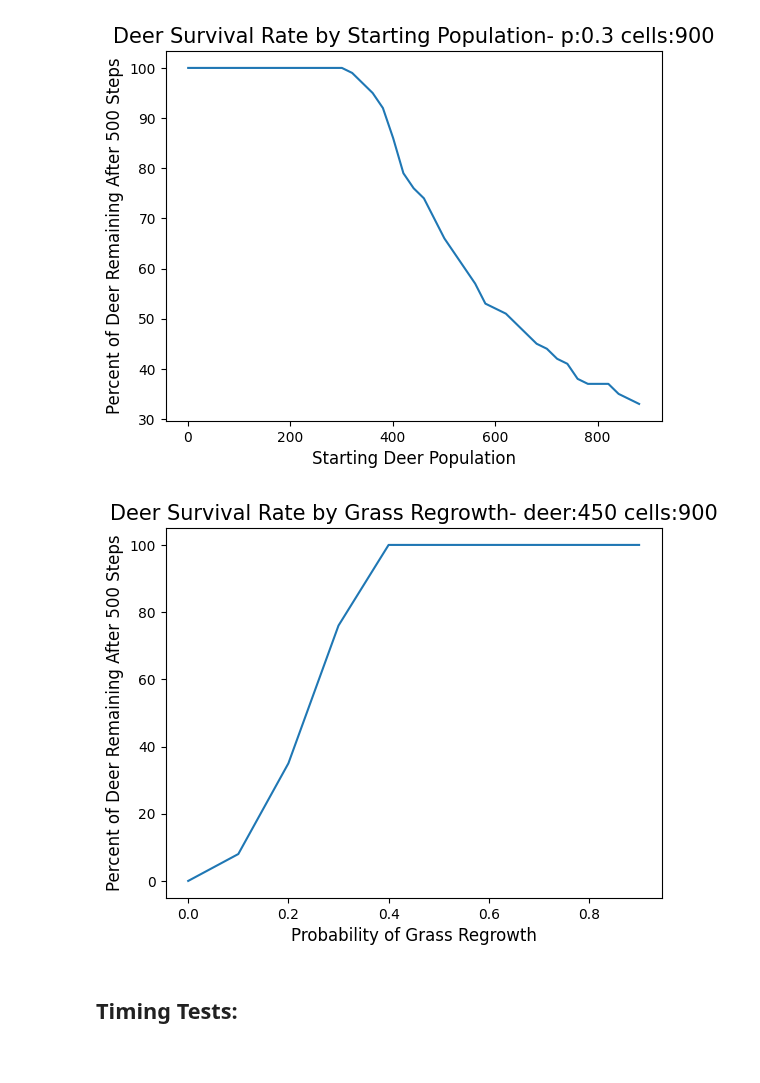
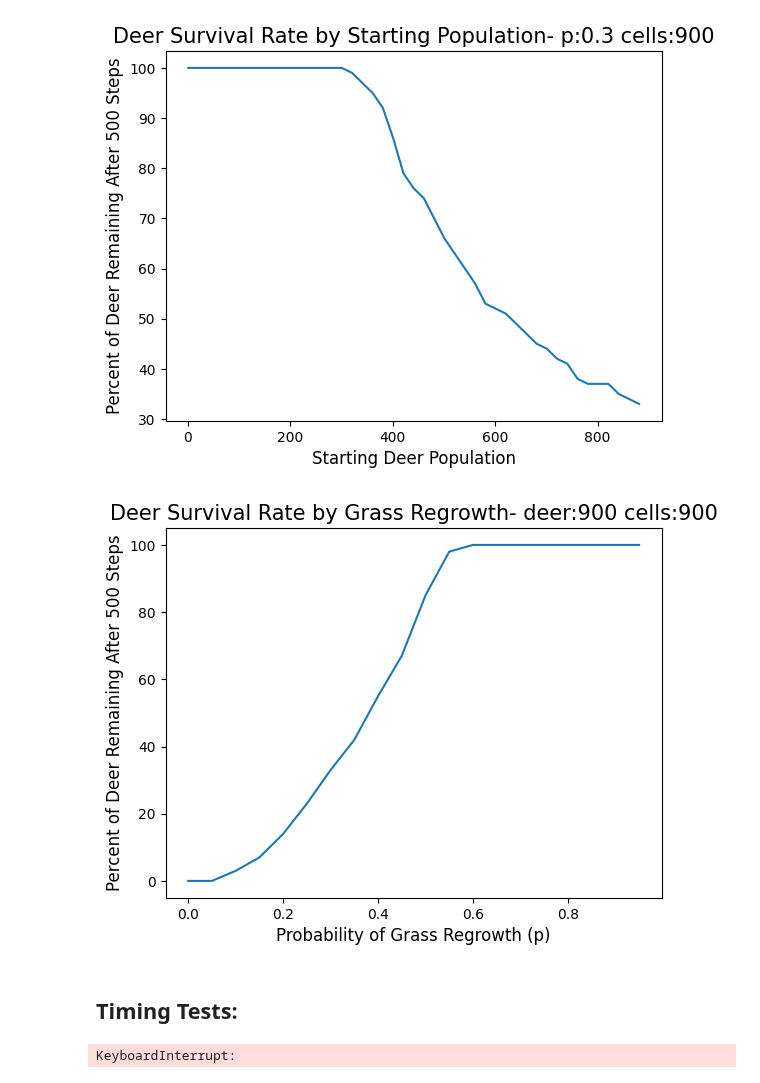
Before and after one commit to alirempel/cap-comp215, a Jupyter notebook: project2.ipynb, the cells around one changed output. Saved outputs shown, nothing was run; the diff lists cells and outputs as text; code cells hidden in the pictures.

```diff
--- a/project2.ipynb
+++ b/project2.ipynb
@@ -342,40 +340,53 @@ experiment1()
 [figure]
 # %%
 
-n_deer= n2**2//2
-ps = np.arange(0.0, 1, 0.1)
+n_deer= 900 #n2**2//2
+ps = np.arange(0.0, 1, 0.05)
 
 
 def find_surviving_deer2(test_p):
 
   deers = Deer.make_deer(num_deer=n_deer, n=n2)
   model = Environment(n=n2, deers=deers, p=test_p)
 
   for step in range(time_steps2):
     model.step()
     if model.deer_population() == 0:
       return 0
 
   return round(model.deer_population()/n_deer,2)*100
 
 
 
 def experiment2():
 
   deer_survival_values = []
 
   for p in ps:
     deer_survival_values.append(find_surviving_deer2(test_p = p))
 
 
   plt.plot(ps, deer_survival_values)
   plt.xlabel("Probability of Grass Regrowth (p)", size=12)
   plt.ylabel(f"Percent of Deer Remaining After {time_steps2} Steps", size=12)
   plt.title(f"Deer Survival Rate by Grass Regrowth- deer:{n_deer} cells:{n2**2}", size=15)
   plt.show()
 
 experiment2()
 # %% [output]
-[figure, old version]
+[figure, new version]
 # %% [markdown]
 ## **Timing Tests:**
+# %%
+from timeit import timeit
+
+def time_env_step(model):
+  return timeit(experiment2,number=500)
+
+
+
+deers = Deer.make_deer(num_deer=100, n=30)
+model = Environment(n=n2, deers=deers, p=0.3)
+print(time_env_step(model))
+# %% [output]
+KeyboardInterrupt:
```
Also changed, not shown: parts of 1 cell of this notebook.
